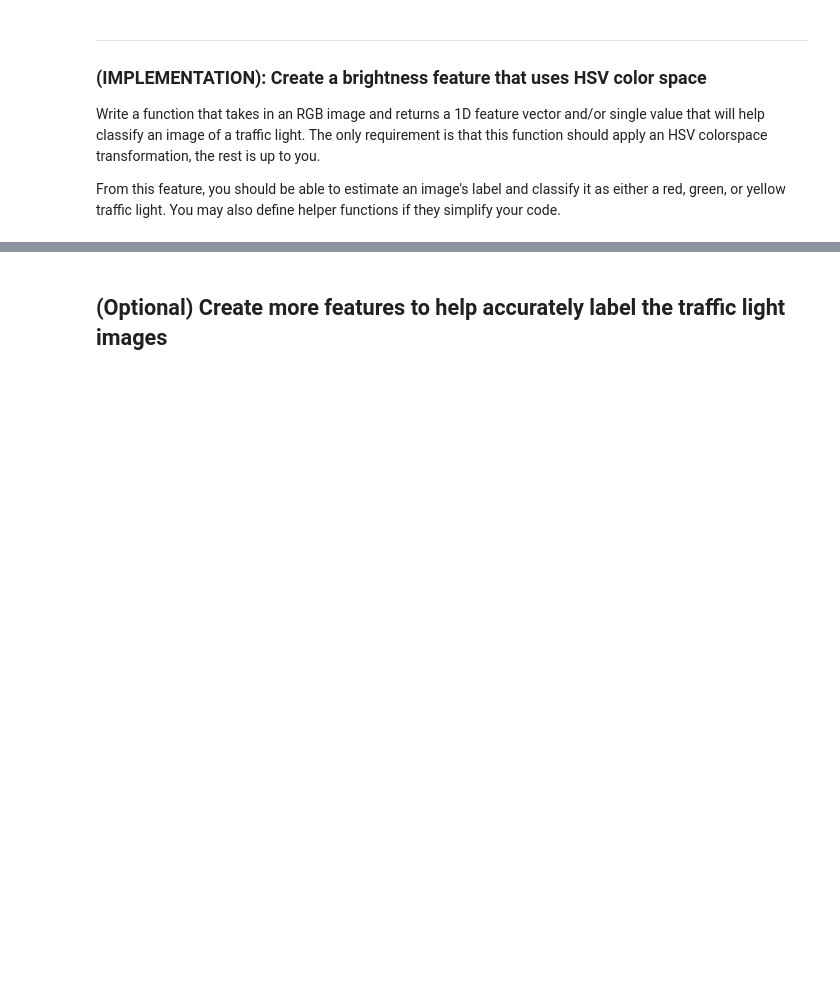
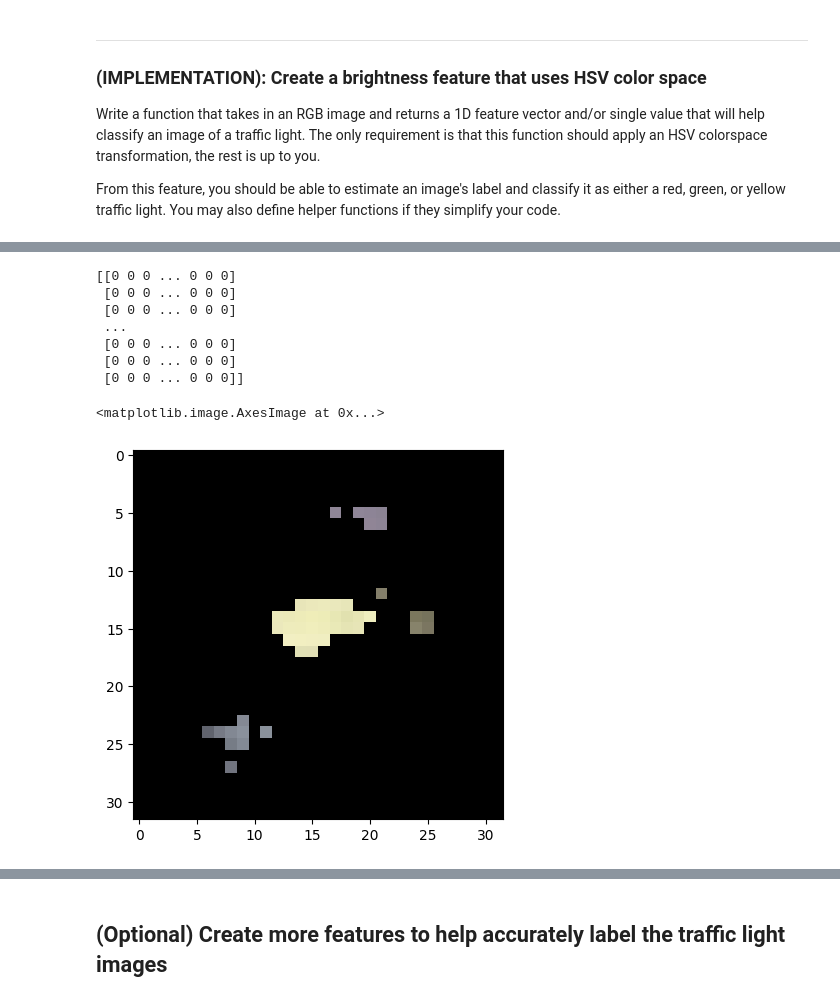
Before and after one commit to kenta1105/code, a Jupyter notebook: インターン/Traffic_Light_Classifier (1).ipynb, the cells around one changed output, grey strips where cells are left out. Saved outputs shown, nothing was run; the diff lists cells and outputs as text; code cells hidden in the pictures; blank space fills up the shorter version.

```diff
--- a/インターン/Traffic_Light_Classifier (1).ipynb
+++ b/インターン/Traffic_Light_Classifier (1).ipynb
@@ -335,0 +419,12 @@ plt.show()
+# %%
+plt.imshow(create_feature3(MISCLASSIFIED[2][0]))
+# %% [output]
+[[0 0 0 ... 0 0 0]
+ [0 0 0 ... 0 0 0]
+ [0 0 0 ... 0 0 0]
+ ...
+ [0 0 0 ... 0 0 0]
+ [0 0 0 ... 0 0 0]
+ [0 0 0 ... 0 0 0]]
+<matplotlib.image.AxesImage at 0x...>
+[figure, added]
```
Also changed, not shown: parts of 20 cells of this notebook, 6 other files.
